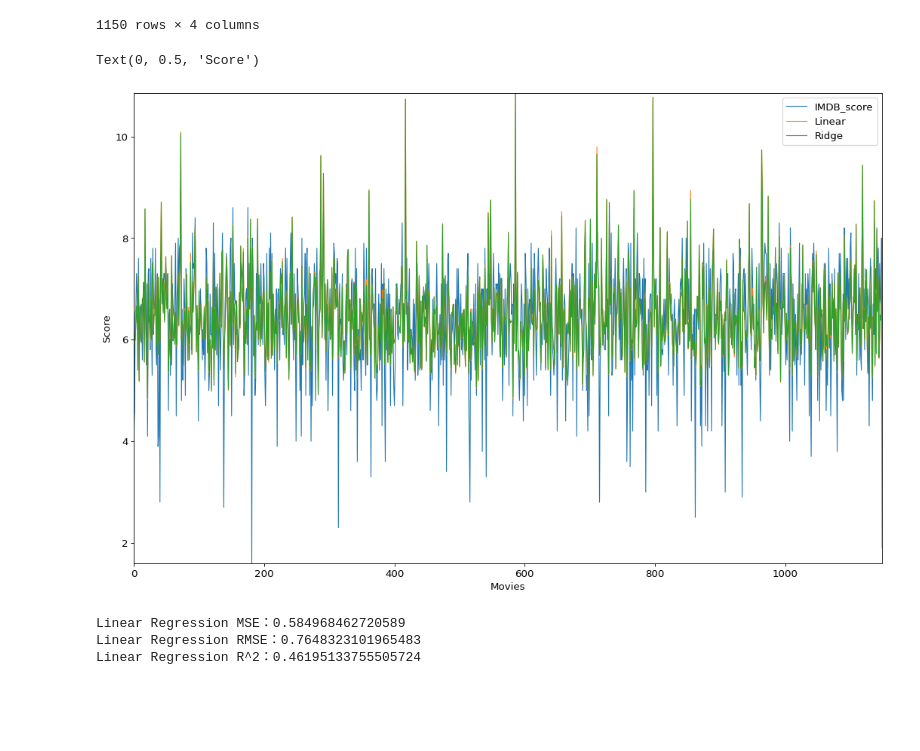
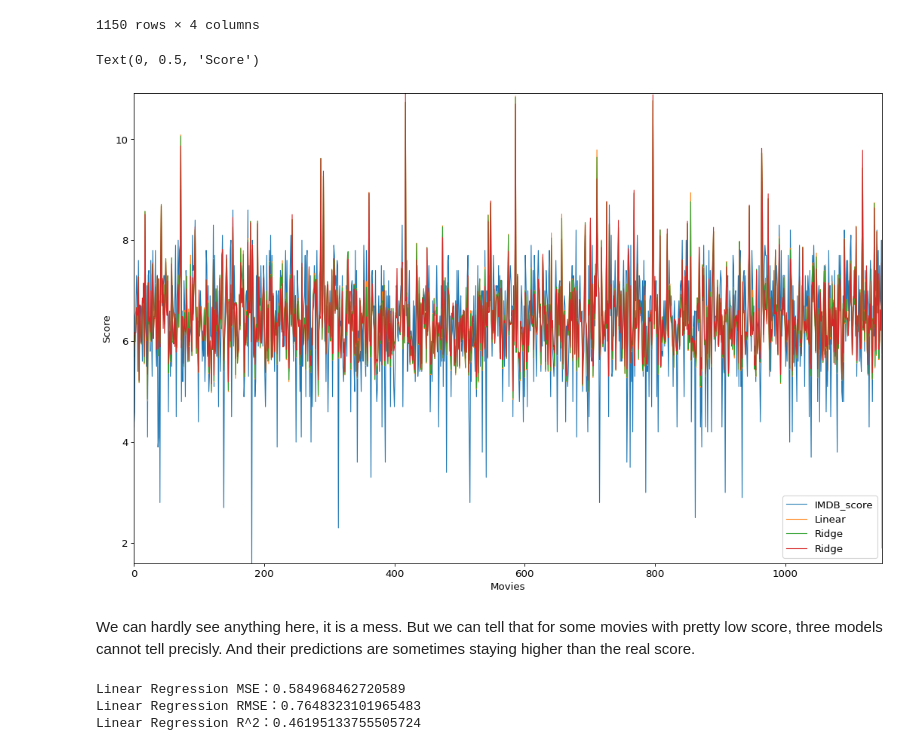
Before and after one commit to parkerhale/demo_project, a Jupyter notebook: IMDB.ipynb, the cells around one changed output. Saved outputs shown, nothing was run; the diff lists cells and outputs as text; code cells hidden in the pictures; blank space fills up the shorter version.

```diff
--- a/IMDB.ipynb
+++ b/IMDB.ipynb
@@ -717,19 +717,21 @@ lasso = new_table['Lasso']
 index = range(len(new_table))
 # %%
 figure(figsize=(16, 10), dpi=80)
-plt.plot(index,  IMDB_score, mec='r', mfc='w',label='IMDB_score',linewidth=1)
-
-plt.plot(index, linear, mec='r', mfc='w',label='Linear',linewidth=1)
-plt.plot(index, ridge, ms=10,label='Ridge',linewidth=1)
+plt.plot(index,  IMDB_score,label='IMDB_score',linewidth=1)
+plt.plot(index, linear, label='Linear',linewidth=1)
+plt.plot(index, ridge, label='Ridge',linewidth=1)
+plt.plot(index, lasso, label='Ridge',linewidth=1)
 plt.legend()
 
 plt.margins(0)
 plt.subplots_adjust(bottom=0.10)
 plt.xlabel('Movies')
 plt.ylabel("Score")
 # %% [output]
 Text(0, 0.5, 'Score')
-[figure, old version]
+[figure, new version]
+# %% [markdown]
+We can hardly see anything here, it is a mess. But we can tell that for some movies with pretty low score, three models cannot tell precisly. And their predictions are sometimes staying higher than the real score.
 # %%
 print(f"Linear Regression MSE：{mean_squared_error(LR_result, y_test)}")
 print(f"Linear Regression RMSE：{np.sqrt(mean_squared_error(LR_result, y_test))}")
```
Also changed, not shown: parts of 1 cell of this notebook.
